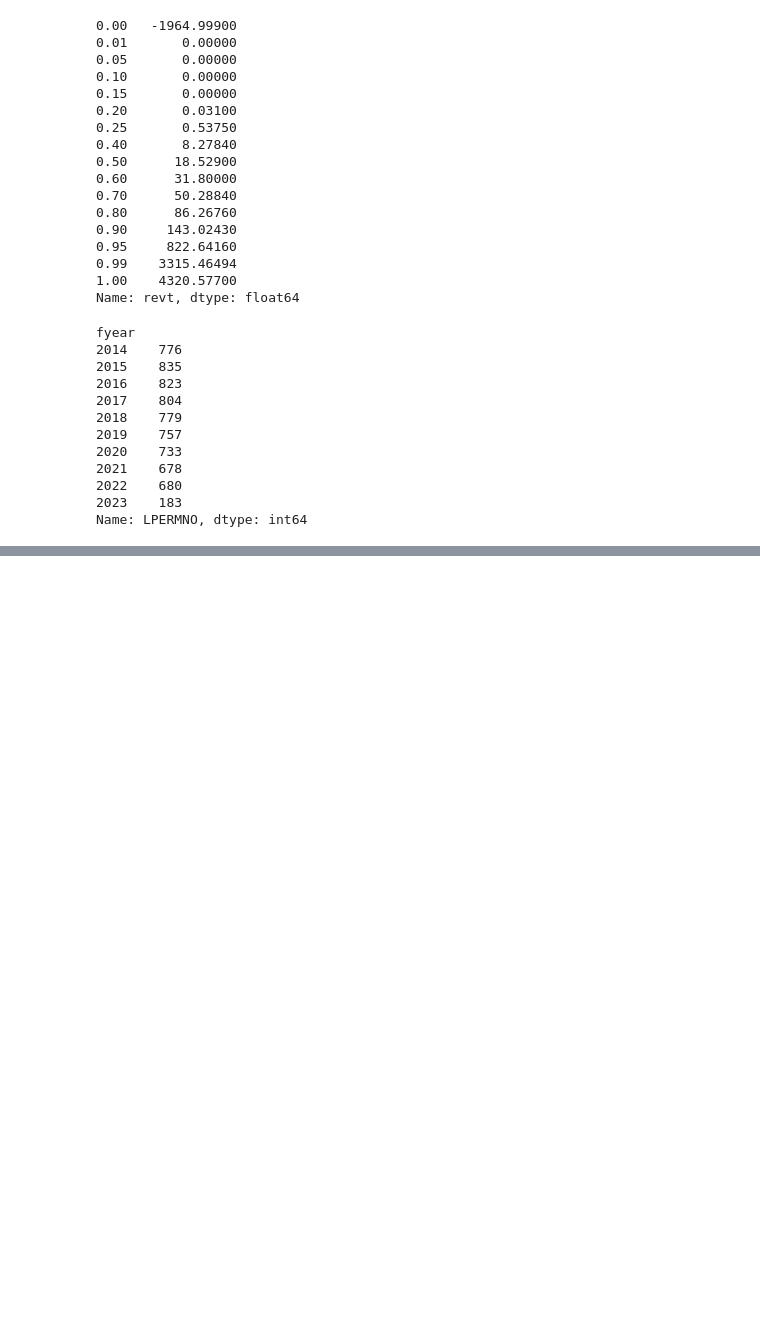
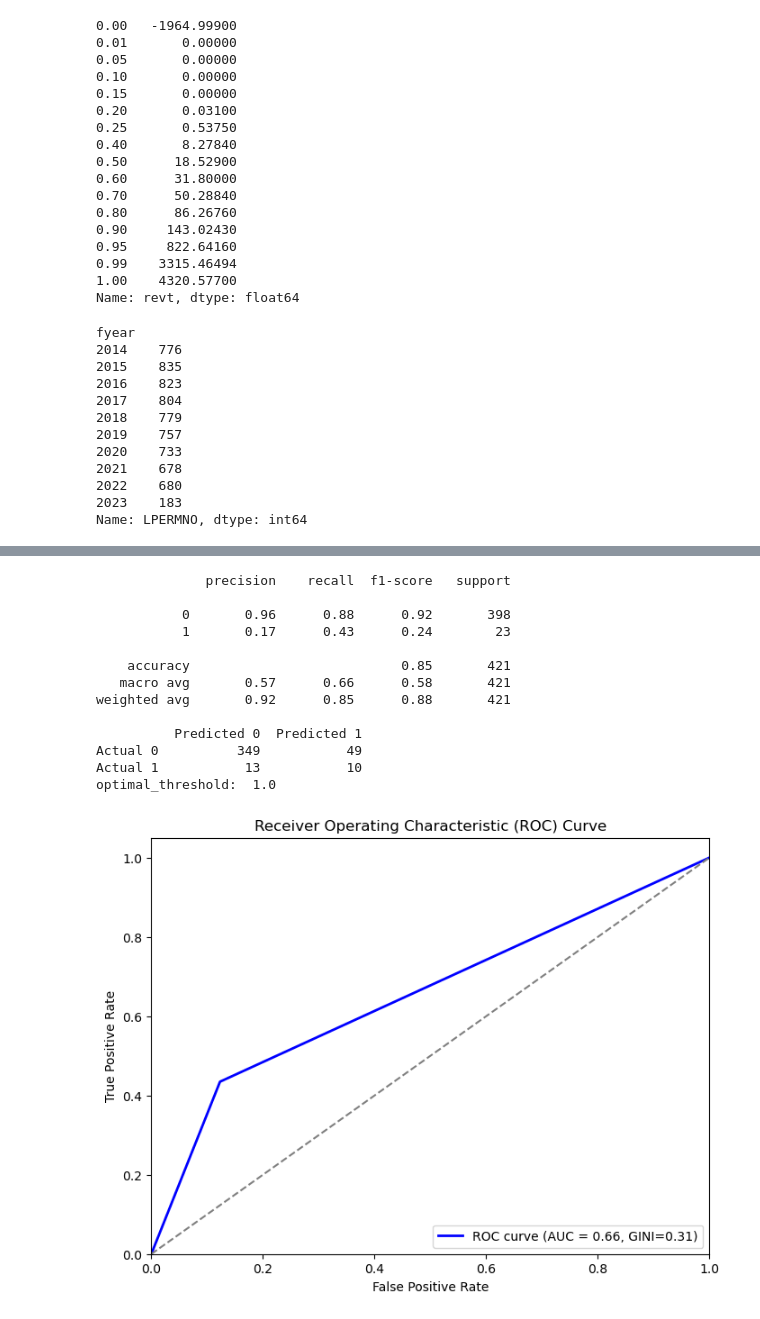
Before and after one commit to vaap1997/CREDITRISK, a Jupyter notebook: Universe.ipynb, the cells around one changed output, grey strips where cells are left out. Saved outputs shown, nothing was run; the diff lists cells and outputs as text; code cells hidden in the pictures; blank space fills up the shorter version.

```diff
--- a/Universe.ipynb
+++ b/Universe.ipynb
@@ -137,0 +754,3 @@ fundamentals_small.to_csv('small_companies_variables.csv')
+# %%
+smote = over_sampling.SVMSMOTE(sampling_strategy='minority',random_state=123,k_neighbors=2)
+X_train_resampled, y_train_resampled = smote.fit_resample(X_train, y_train)
@@ -137,0 +841,31 @@ fundamentals_small.to_csv('small_companies_variables.csv')
+# %%
+# Create a decision tree classifier
+clf = DecisionTreeClassifier(random_state=123)
+
+# Train the classifier on the training data
+clf.fit(X_train_resampled, y_train_resampled)
+
+# Make predictions on the testing data
+#y_pred = clf.predict(X_test)
+#y_prob = clf.predict_proba(X_test)[:, 1]
+
+# Make predictions on the testing data
+y_pred = clf.predict(X_val)
+y_prob = clf.predict_proba(X_val)[:, 1]
+
+show_basic_matrics(y_val, y_pred, y_prob)
+# %% [output]
+              precision    recall  f1-score   support
+
+           0       0.96      0.88      0.92       398
+           1       0.17      0.43      0.24        23
+
+    accuracy                           0.85       421
+   macro avg       0.57      0.66      0.58       421
+weighted avg       0.92      0.85      0.88       421
+
+          Predicted 0  Predicted 1
+Actual 0          349           49
+Actual 1           13           10
+optimal_threshold:  1.0
+[figure, added]
```
Also changed, not shown: parts of 89 cells of this notebook, 2 other files.
